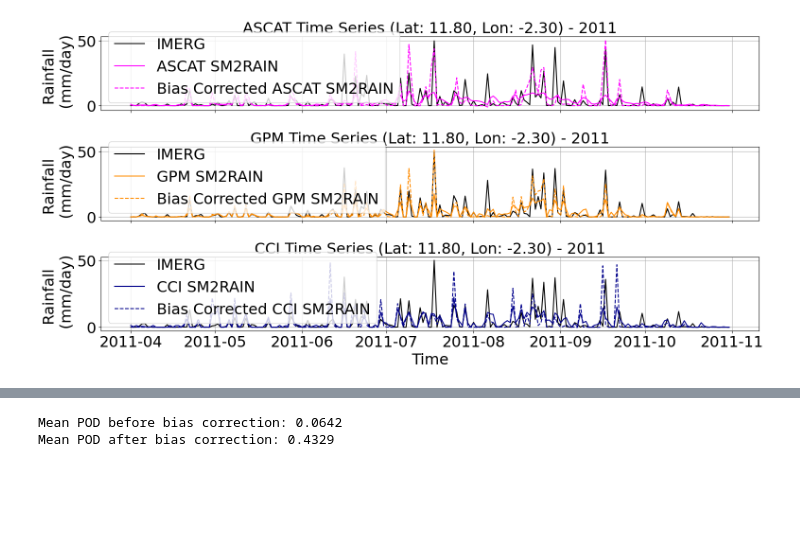
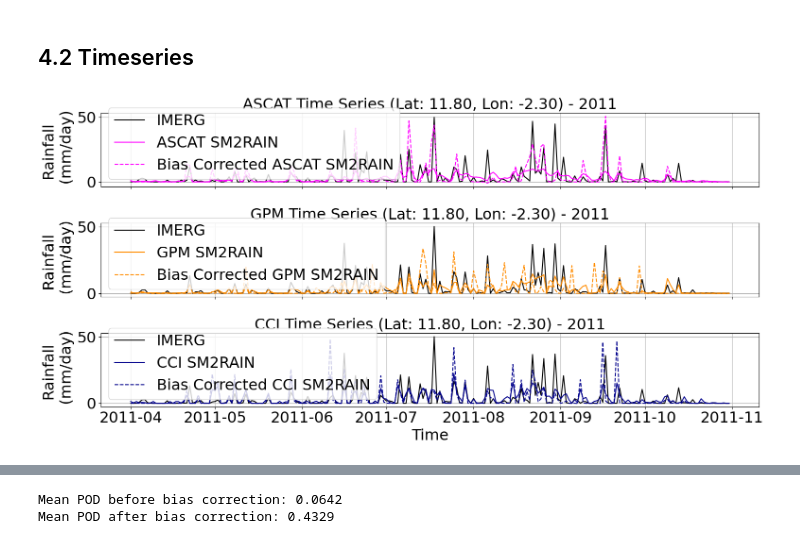
Before and after one commit to bjoernlundt/sm2rain_eqm, a Jupyter notebook: scripts/qm_final.ipynb, the cells around one changed output, grey strips where cells are left out. Saved outputs shown, nothing was run; the diff lists cells and outputs as text; code cells hidden in the pictures; blank space fills up the shorter version.

```diff
--- a/scripts/qm_final.ipynb
+++ b/scripts/qm_final.ipynb
@@ -76 +77,11 @@ for name, dataset in {
+# %%
+valid_datasets['GPM'] = valid_datasets['GPM'].assign_coords(
+    lat=valid_datasets['GPM'].lat,
+    lon=valid_datasets['GPM'].lon
+)
+
+valid_datasets['IMERG_GPM'] = valid_datasets['IMERG_GPM'].assign_coords(
+    latitude=valid_datasets['IMERG_GPM'].lat,
+    longitude=valid_datasets['IMERG_GPM'].lon
+)
 # %% [markdown]
@@ -491,5 +450,16 @@ plt.show()
+# %% [markdown]
+## 4.2 Timeseries
+# %%
+bias_corrected_gpm_valid_final = bias_corrected_gpm_valid_final.assign_coords({
+    'lat': bias_corrected_gpm_valid_final['lat'],
+    'lon': bias_corrected_gpm_valid_final['lon']
+})
 # %%
 valid_datasets['GPM'] = valid_datasets['GPM'].assign_coords(
-    lat=('lat', valid_datasets['GPM'].lat.values),
-    lon=('lon', valid_datasets['GPM'].lon.values)
+    lat=valid_datasets['GPM'].lat,
+    lon=valid_datasets['GPM'].lon
 )
+valid_datasets['IMERG_GPM'] = valid_datasets['IMERG_GPM'].assign_coords(
+    lat=valid_datasets['IMERG_GPM'].latitude,
+    lon=valid_datasets['IMERG_GPM'].longitude
+)
@@ -501,3 +466,8 @@ valid_datasets['IMERG_GPM'] = valid_datasets['IMERG_GPM'].assign_coords(
+# %%
+bias_corrected_gpm_valid_final = bias_corrected_gpm_valid_final.assign_coords(
+    latitude=bias_corrected_gpm_valid_final.latitude,
+    longitude=bias_corrected_gpm_valid_final.longitude
+)
 # %%
 import random
 import matplotlib.pyplot as plt
@@ -513,7 +483,7 @@ time_series_bias_corrected_ascat = bias_corrected_ascat_valid_final.sel(lat=lat,
 
 time_series_gpm = valid_datasets['GPM'].sel(lat=lat, lon=lon, method="nearest").sel(time=valid_datasets['GPM'].time.dt.month.isin(range(4, 11)))
 time_series_imerg_gpm = valid_datasets['IMERG_GPM'].sel(latitude=lat, longitude=lon, method="nearest").sel(time=valid_datasets['IMERG_GPM'].time.dt.month.isin(range(4, 11)))
-time_series_bias_corrected_gpm = bias_corrected_gpm_valid_final.sel(lat=lat, lon=lon, method="nearest").sel(time=bias_corrected_gpm_valid_final.time.dt.month.isin(range(4, 11)))
+time_series_bias_corrected_gpm = bias_corrected_gpm_valid_final.sel(latitude=lat, longitude=lon, method="nearest").sel(time=bias_corrected_gpm_valid_final.time.dt.month.isin(range(4, 11)))
 
 time_series_cci = valid_datasets['CCI'].sel(lat=lat, lon=lon, method="nearest").sel(time=valid_datasets['CCI'].time.dt.month.isin(range(4, 11)))
 time_series_imerg_cci = valid_datasets['IMERG_CCI'].sel(lat=lat, lon=lon, method="nearest").sel(time=valid_datasets['IMERG_CCI'].time.dt.month.isin(range(4, 11)))
@@ -539,34 +509,34 @@ fig, axes = plt.subplots(3, 1, figsize=(16, 8), sharex=True)
 axes[0].plot(time_series_imerg_ascat_first_year.time, time_series_imerg_ascat_first_year, label="IMERG", color="black")
 axes[0].plot(time_series_ascat_first_year.time, time_series_ascat_first_year, label="ASCAT SM2RAIN", color="magenta")
 axes[0].plot(time_series_bias_corrected_ascat_first_year.time, time_series_bias_corrected_ascat_first_year, label="Bias Corrected ASCAT SM2RAIN", color="magenta", linestyle='--')
 axes[0].set_title(f"ASCAT Time Series (Lat: {lat:.2f}, Lon: {lon:.2f}) - 2011")
 axes[0].set_ylabel("Rainfall \n (mm/day)")
 axes[0].legend()
 axes[0].grid()
 
 # GPM
 axes[1].plot(time_series_imerg_gpm_first_year.time, time_series_imerg_gpm_first_year, label="IMERG", color="black")
 axes[1].plot(time_series_gpm_first_year.time, time_series_gpm_first_year, label="GPM SM2RAIN", color="darkorange")
 axes[1].plot(time_series_bias_corrected_gpm_first_year.time, time_series_bias_corrected_gpm_first_year, label="Bias Corrected GPM SM2RAIN", color="darkorange", linestyle='--')
 axes[1].set_title(f"GPM Time Series (Lat: {lat:.2f}, Lon: {lon:.2f}) - 2011")
 axes[1].set_ylabel("Rainfall \n (mm/day)")
 axes[1].legend()
 axes[1].grid()
 
 # CCI
 axes[2].plot(time_series_imerg_cci_first_year.time, time_series_imerg_cci_first_year, label="IMERG", color="black")
 axes[2].plot(time_series_cci_first_year.time, time_series_cci_first_year, label="CCI SM2RAIN", color="darkblue")
 axes[2].plot(time_series_bias_corrected_cci_first_year.time, time_series_bias_corrected_cci_first_year, label="Bias Corrected CCI SM2RAIN", color="darkblue", linestyle='--')
 axes[2].set_title(f"CCI Time Series (Lat: {lat:.2f}, Lon: {lon:.2f}) - 2011")
 axes[2].set_xlabel("Time")
 axes[2].set_ylabel("Rainfall \n (mm/day)")
 axes[2].legend()
 axes[2].grid()
 
 plt.tight_layout()
 plt.show()
 # %% [output]
-[figure, old version]
+[figure, new version]
 # %%
 plt.rcParams.update({'font.size': 23, 'axes.titlesize': 23, 'axes.labelsize': 23, 'legend.fontsize': 23, 'xtick.labelsize': 23, 'ytick.labelsize': 23})
 
```
Also changed, not shown: parts of 59 cells of this notebook, 2 other files.
